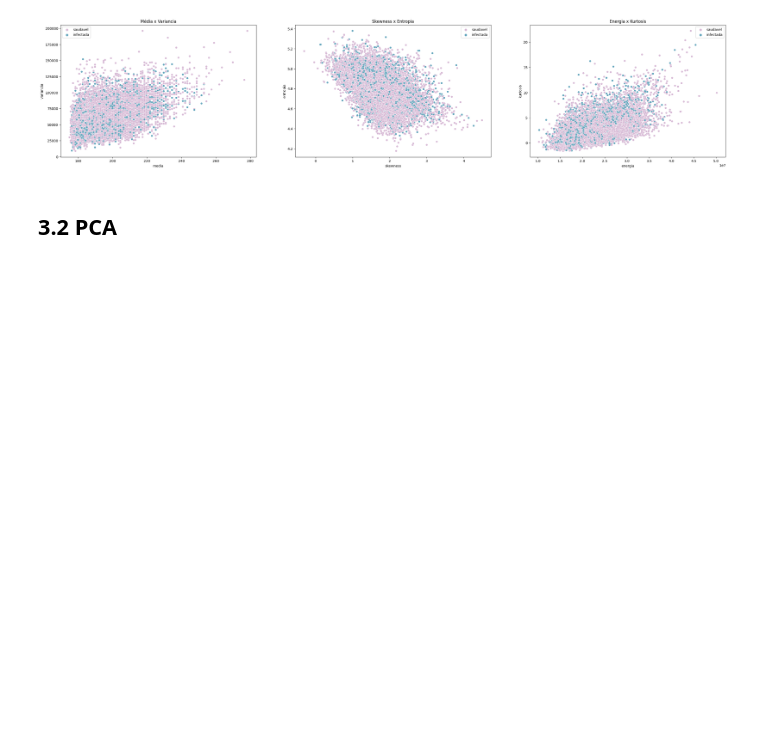
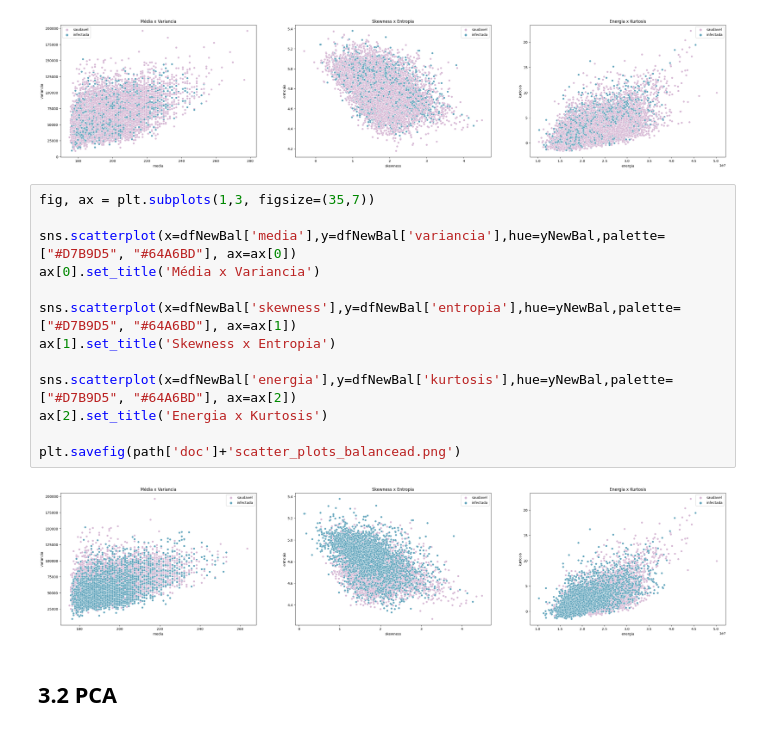
Before and after one commit to bianca-01/VarroaDetection, a Jupyter notebook: mlp_classifier/main.ipynb, the cells around one changed output. Drawn from its saved outputs; the diff is of its cells as text; blank space fills up the shorter version.

```diff
--- a/mlp_classifier/main.ipynb
+++ b/mlp_classifier/main.ipynb
@@ -295,6 +237,21 @@ ax[2].set_title('Energia x Kurtosis')
 plt.savefig(path['doc']+'scatter_plots.png')
 # %% [output]
 [figure]
+# %%
+fig, ax = plt.subplots(1,3, figsize=(35,7))
+
+sns.scatterplot(x=dfNewBal['media'],y=dfNewBal['variancia'],hue=yNewBal,palette=["#D7B9D5", "#64A6BD"], ax=ax[0])
+ax[0].set_title('Média x Variancia')
+
+sns.scatterplot(x=dfNewBal['skewness'],y=dfNewBal['entropia'],hue=yNewBal,palette=["#D7B9D5", "#64A6BD"], ax=ax[1])
+ax[1].set_title('Skewness x Entropia')
+
+sns.scatterplot(x=dfNewBal['energia'],y=dfNewBal['kurtosis'],hue=yNewBal,palette=["#D7B9D5", "#64A6BD"], ax=ax[2])
+ax[2].set_title('Energia x Kurtosis')
+
+plt.savefig(path['doc']+'scatter_plots_balancead.png')
+# %% [output]
+[figure, added]
 # %% [markdown]
 ## 3.2 PCA
 # %%
```
Also changed, not shown: parts of 14 cells of this notebook, 4 other files.
